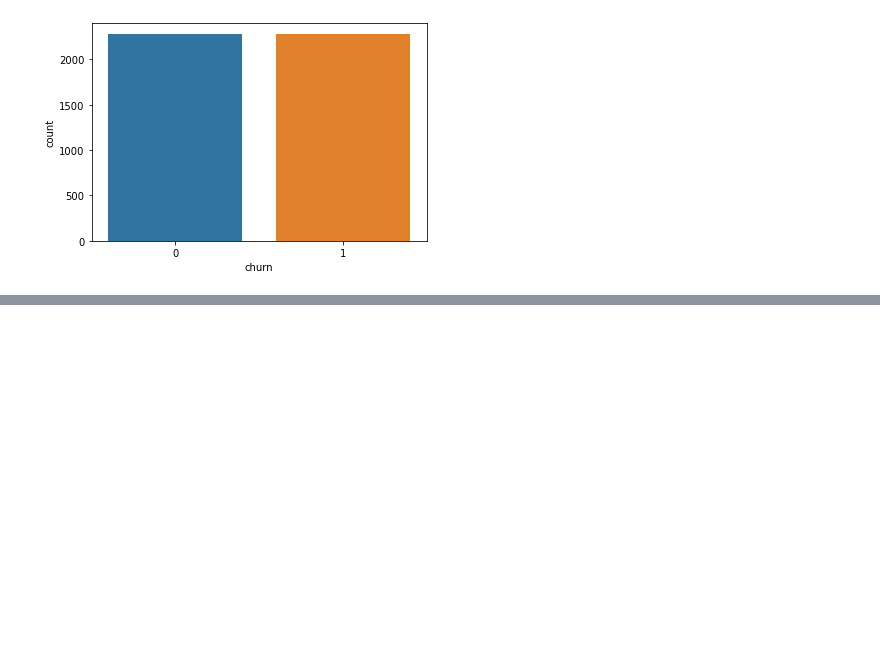
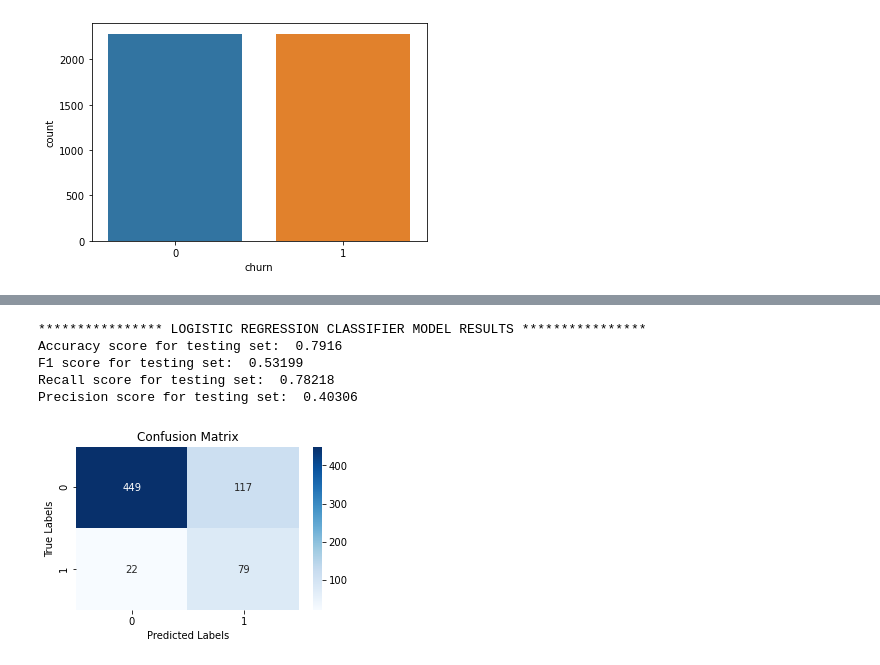
Before and after one commit to joakimTI/SyriaTel-Customer-Churn-Classifier, a Jupyter notebook: index.ipynb, the cells around one changed output, grey strips where cells are left out. Saved outputs shown, nothing was run; the diff lists cells and outputs as text; code cells hidden in the pictures; blank space fills up the shorter version.

Commit message:
Modelling - base model(logistic regression)

```diff
--- a/index.ipynb
+++ b/index.ipynb
@@ -414,6 +421,7 @@ X_train_scaled
 # %%
 # Join the numeric and categorical features to one dataframe.
 X_train_full = pd.concat([X_train_scaled, X_train_ohe], axis=1)
+X_test_full = pd.concat([X_test_scaled, X_test_ohe], axis=1)
 # %% [markdown]
 ### Addressing Class Imbalance
 # %% [markdown]
@@ -445,0 +461,5 @@ Name: churn, dtype: float64
+# %%
+# Create a LogisticRegression object, fit the data and predict the target variable
+log_reg = LogisticRegression(fit_intercept=False, solver='liblinear')
+log_reg.fit(X_train_resampled, y_train_resampled)
+y_pred_log = log_reg.predict(X_test_full)
@@ -445,0 +479,19 @@ Name: churn, dtype: float64
+# %%
+print("**************** LOGISTIC REGRESSION CLASSIFIER MODEL RESULTS **************** ")
+print('Accuracy score for testing set: ',round(accuracy_score(y_test,y_pred_log),5))
+print('F1 score for testing set: ',round(f1_score(y_test,y_pred_log),5))
+print('Recall score for testing set: ',round(recall_score(y_test,y_pred_log),5))
+print('Precision score for testing set: ',round(precision_score(y_test,y_pred_log),5))
+cm_lr = confusion_matrix(y_test, y_pred_log)
+f, ax= plt.subplots(1,1,figsize=(5,3))
+sns.heatmap(cm_lr, annot=True, cmap='Blues', fmt='g', ax=ax)
+ax.set_xlabel('Predicted Labels'); ax.set_ylabel('True Labels') ; ax.set_title('Confusion Matrix')
+ax.xaxis.set_ticklabels(['0', '1']) ; ax.yaxis.set_ticklabels(['0', '1'])
+plt.show();
+# %% [output]
+**************** LOGISTIC REGRESSION CLASSIFIER MODEL RESULTS ****************
+Accuracy score for testing set:  0.7916
+F1 score for testing set:  0.53199
+Recall score for testing set:  0.78218
+Precision score for testing set:  0.40306
+[figure, added]
```
Also changed, not shown: parts of 6 cells of this notebook.
